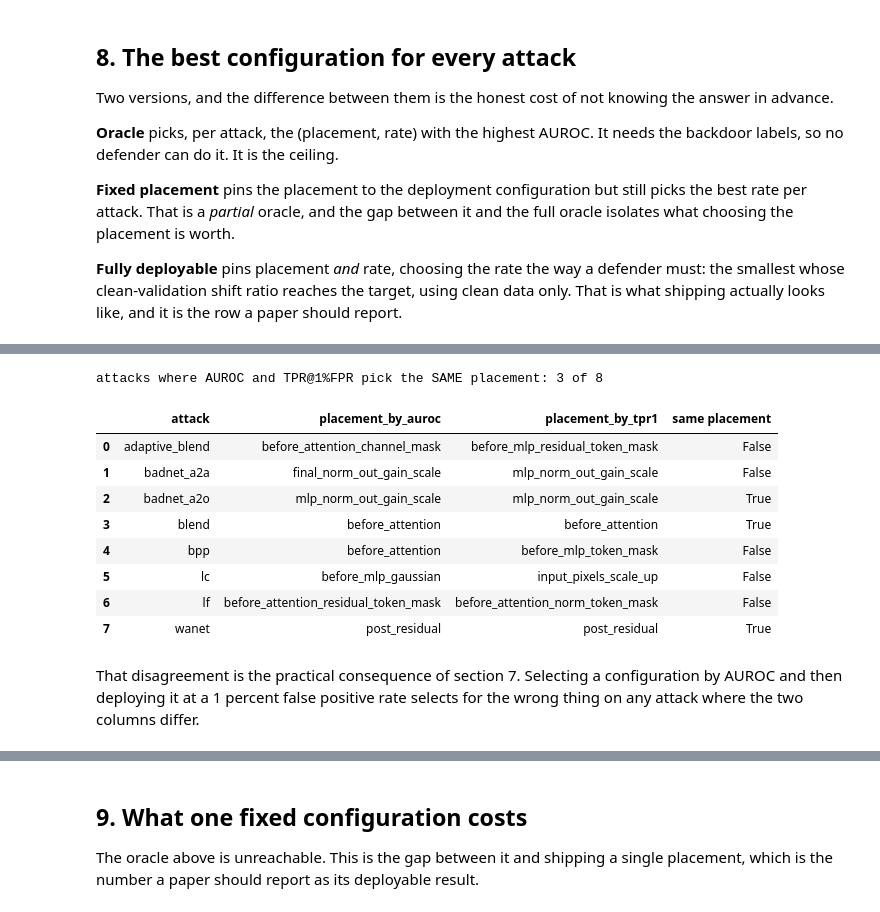
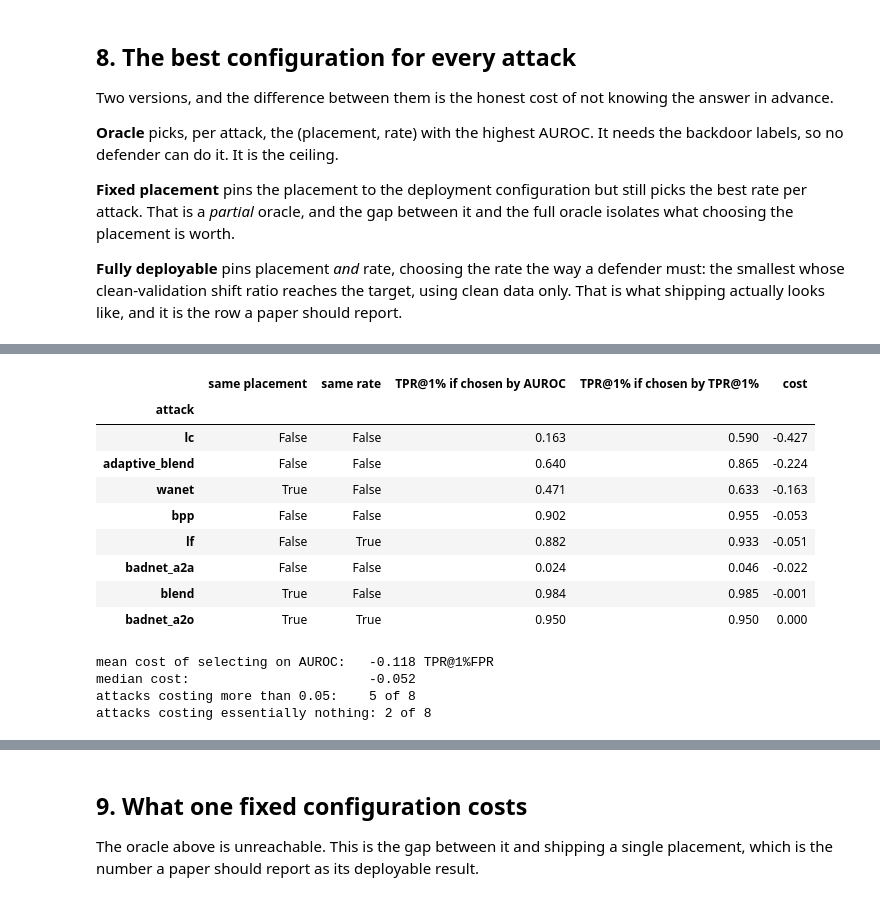
Before and after one commit to PjotrVr/psbd-transformer, a Jupyter notebook: notebooks/13-operating-points-and-placement.ipynb, the cells around one changed output, grey strips where cells are left out. Drawn from its saved outputs; the diff is of its cells as text; code cells hidden in the pictures.

```diff
--- a/notebooks/13-operating-points-and-placement.ipynb
+++ b/notebooks/13-operating-points-and-placement.ipynb
@@ -682,30 +682,46 @@ Note where this disagrees with the AUROC choice above.
 | lc | input_pixels_scale_up | 10.00 | 0.590 | 0.748 | 0.755 | 0.759 | 0.763 | 0.767 | 0.802 | ... |
 | lf | before_attention_norm_token_mask | 0.60 | 0.933 | 0.961 | 0.970 | 0.974 | 0.977 | 0.979 | 0.981 | ... |
 | wanet | post_residual | 0.07 | 0.633 | 0.879 | 0.922 | 0.939 | 0.949 | 0.955 | 0.960 | ... |
-# %%
-agree = (
-    best_by_auroc.reset_index()[["attack", "placement"]]
-    .merge(
-        best_at_tight.reset_index()[["attack", "placement"]],
-        on="attack", suffixes=("_by_auroc", "_by_tpr1"),
-    )
-)
-agree["same placement"] = agree["placement_by_auroc"] == agree["placement_by_tpr1"]
-print(f"attacks where AUROC and TPR@1%FPR pick the SAME placement: "
-      f"{agree['same placement'].sum()} of {len(agree)}")
-agree
-# %% [output]
-attacks where AUROC and TPR@1%FPR pick the SAME placement: 3 of 8
-|  | attack | placement_by_auroc | placement_by_tpr1 | same placement |
-| 0 | adaptive_blend | before_attention_channel_mask | before_mlp_residual_token_mask | False |
-| 1 | badnet_a2a | final_norm_out_gain_scale | mlp_norm_out_gain_scale | False |
-| 2 | badnet_a2o | mlp_norm_out_gain_scale | mlp_norm_out_gain_scale | True |
-| 3 | blend | before_attention | before_attention | True |
-| 4 | bpp | before_attention | before_mlp_token_mask | False |
-| 5 | lc | before_mlp_gaussian | input_pixels_scale_up | False |
-| 6 | lf | before_attention_residual_token_mask | before_attention_norm_token_mask | False |
-| 7 | wanet | post_residual | post_residual | True |
-# %% [markdown]
-That disagreement is the practical consequence of section 7. Selecting a
-configuration by AUROC and then deploying it at a 1 percent false positive rate
-selects for the wrong thing on any attack where the two columns differ.
+# %%
+# Counting how often the 2 criteria pick the same placement is the wrong
+# statistic twice over. It says nothing about how much the disagreement costs,
+# and it misses a disagreement that lives in the RATE while the placement agrees.
+# What matters is what you lose by selecting on AUROC and then deploying at a 1
+# percent false positive rate.
+chosen = best_by_auroc.reset_index()[["attack", "placement", "rate", "TPR@1%FPR"]].rename(
+    columns={"placement": "placement_by_auroc", "rate": "rate_by_auroc",
+             "TPR@1%FPR": "TPR@1% if chosen by AUROC"}
+)
+ideal = best_at_tight.reset_index()[["attack", "placement", "rate", "TPR@1%FPR"]].rename(
+    columns={"placement": "placement_by_tpr1", "rate": "rate_by_tpr1",
+             "TPR@1%FPR": "TPR@1% if chosen by TPR@1%"}
+)
+cost = chosen.merge(ideal, on="attack").set_index("attack")
+cost["same placement"] = cost["placement_by_auroc"] == cost["placement_by_tpr1"]
+cost["same rate"] = cost["rate_by_auroc"] == cost["rate_by_tpr1"]
+cost["cost"] = cost["TPR@1% if chosen by AUROC"] - cost["TPR@1% if chosen by TPR@1%"]
+cost[
+    ["same placement", "same rate", "TPR@1% if chosen by AUROC",
+     "TPR@1% if chosen by TPR@1%", "cost"]
+].sort_values("cost").round(3)
+# %% [output]
+|  | same placement | same rate | TPR@1% if chosen by AUROC | TPR@1% if chosen by TPR@1% | cost |
+| attack |  |  |  |  |  |
+| lc | False | False | 0.163 | 0.590 | -0.427 |
+| adaptive_blend | False | False | 0.640 | 0.865 | -0.224 |
+| wanet | True | False | 0.471 | 0.633 | -0.163 |
+| bpp | False | False | 0.902 | 0.955 | -0.053 |
+| lf | False | True | 0.882 | 0.933 | -0.051 |
+| badnet_a2a | False | False | 0.024 | 0.046 | -0.022 |
+| blend | True | False | 0.984 | 0.985 | -0.001 |
+| badnet_a2o | True | True | 0.950 | 0.950 | 0.000 |
+# %%
+print(f"mean cost of selecting on AUROC:   {cost['cost'].mean():+.3f} TPR@1%FPR")
+print(f"median cost:                       {cost['cost'].median():+.3f}")
+print(f"attacks costing more than 0.05:    {(cost['cost'] < -0.05).sum()} of {len(cost)}")
+print(f"attacks costing essentially nothing: {(cost['cost'] > -0.01).sum()} of {len(cost)}")
+# %% [output]
+mean cost of selecting on AUROC:   -0.118 TPR@1%FPR
+median cost:                       -0.052
+attacks costing more than 0.05:    5 of 8
+attacks costing essentially nothing: 2 of 8
```
Also changed, not shown: parts of 1 cell of this notebook, 1 other file.
